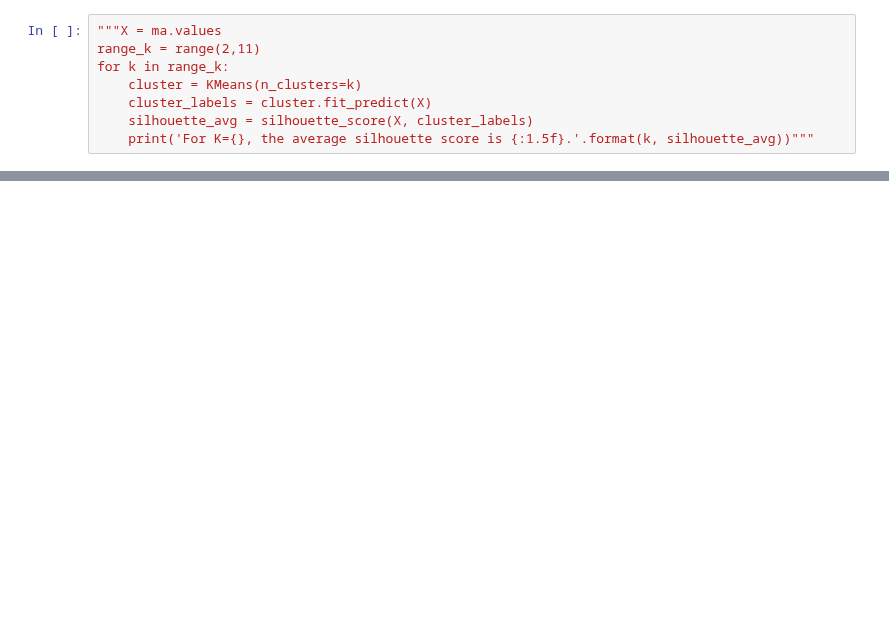
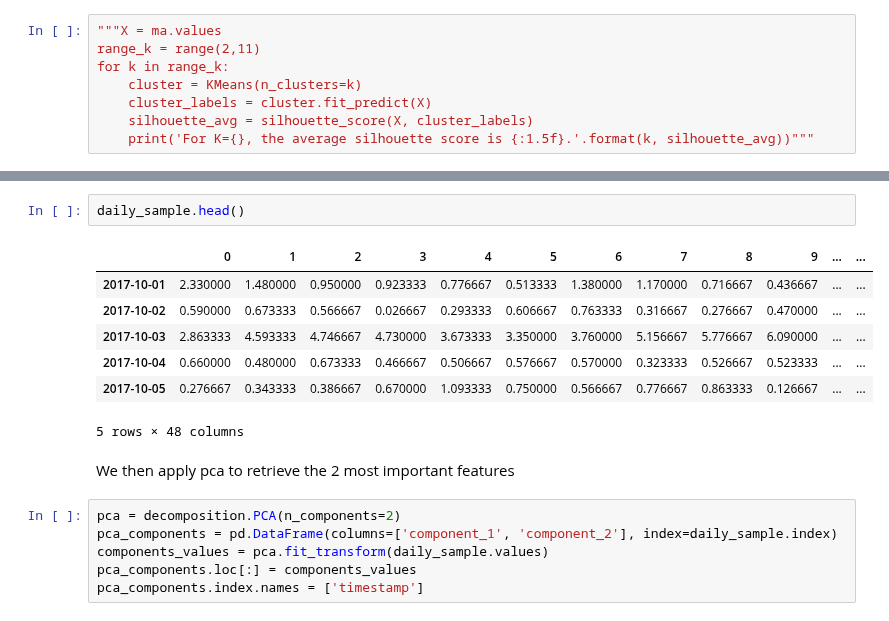
Before and after one commit to joelmfonseca/COM-503, a Jupyter notebook: mini_project/mini_project.ipynb, the cells around one changed output, grey strips where cells are left out. Cells and saved outputs as stored; diff of their text form; blank space fills up the shorter version.

```diff
--- a/mini_project/mini_project.ipynb
+++ b/mini_project/mini_project.ipynb
@@ -163,0 +264,18 @@ ma.head()
+# %%
+daily_sample.head()
+# %% [output]
+|  | 0 | 1 | 2 | 3 | 4 | 5 | 6 | 7 | 8 | 9 | ... | ... |
+| 2017-10-01 | 2.330000 | 1.480000 | 0.950000 | 0.923333 | 0.776667 | 0.513333 | 1.380000 | 1.170000 | 0.716667 | 0.436667 | ... | ... |
+| 2017-10-02 | 0.590000 | 0.673333 | 0.566667 | 0.026667 | 0.293333 | 0.606667 | 0.763333 | 0.316667 | 0.276667 | 0.470000 | ... | ... |
+| 2017-10-03 | 2.863333 | 4.593333 | 4.746667 | 4.730000 | 3.673333 | 3.350000 | 3.760000 | 5.156667 | 5.776667 | 6.090000 | ... | ... |
+| 2017-10-04 | 0.660000 | 0.480000 | 0.673333 | 0.466667 | 0.506667 | 0.576667 | 0.570000 | 0.323333 | 0.526667 | 0.523333 | ... | ... |
+| 2017-10-05 | 0.276667 | 0.343333 | 0.386667 | 0.670000 | 1.093333 | 0.750000 | 0.566667 | 0.776667 | 0.863333 | 0.126667 | ... | ... |
+5 rows × 48 columns
+# %% [markdown]
+We then apply pca to retrieve the 2 most important features
+# %%
+pca = decomposition.PCA(n_components=2)
+pca_components = pd.DataFrame(columns=['component_1', 'component_2'], index=daily_sample.index)
+components_values = pca.fit_transform(daily_sample.values)
+pca_components.loc[:] = components_values
+pca_components.index.names = ['timestamp']
```
Also changed, not shown: parts of 16 cells of this notebook.
